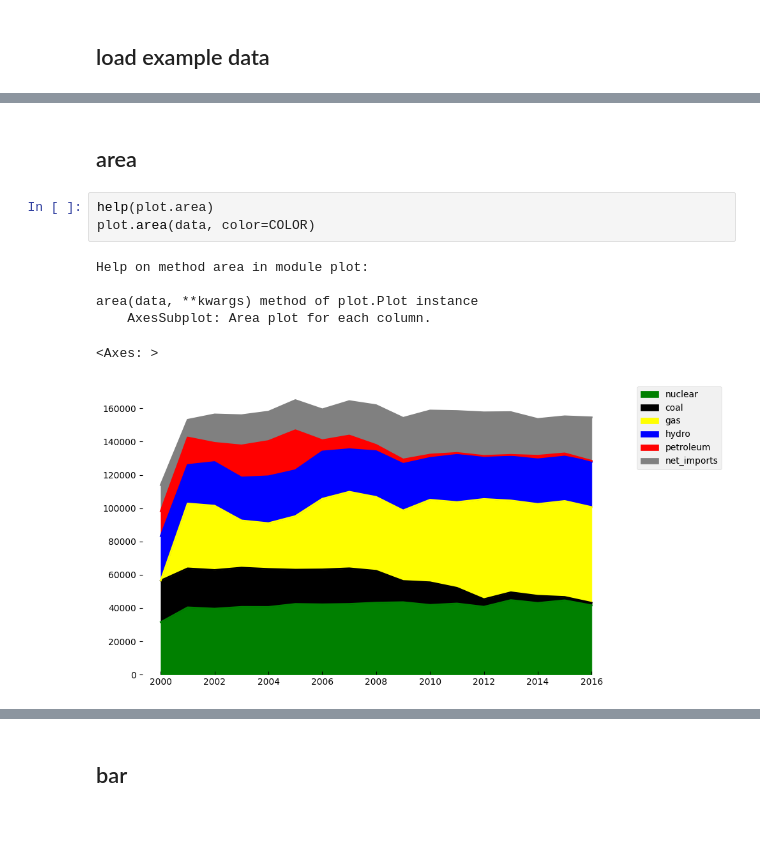
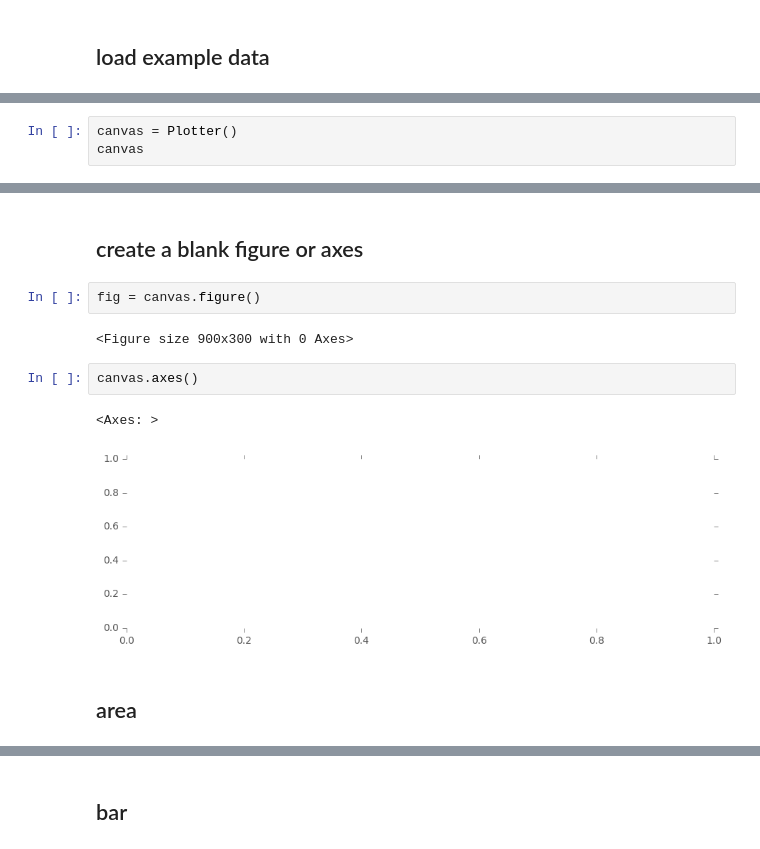
Before and after one commit to samkennerly/kingofsnake, a Jupyter notebook: books/plot.ipynb, the cells around one changed output, grey strips where cells are left out. Cells and saved outputs as stored; diff of their text form; blank space fills up the shorter version.

Commit message:
Refactor plot module

```diff
--- a/books/plot.ipynb
+++ b/books/plot.ipynb
@@ -94,0 +53,3 @@ memory usage: 952.0 bytes
+# %%
+canvas = Plotter()
+canvas
@@ -95,12 +76,13 @@ memory usage: 952.0 bytes
+# %% [markdown]
+## create a blank figure or axes
+# %%
+fig = canvas.figure()
+# %% [output]
+<Figure size 900x300 with 0 Axes>
+# %%
+canvas.axes()
+# %% [output]
+<Axes: >
+[figure, added]
 # %% [markdown]
 ## area
-# %%
-help(plot.area)
-plot.area(data, color=COLOR)
-# %% [output]
-Help on method area in module plot:
-
-area(data, **kwargs) method of plot.Plot instance
-    AxesSubplot: Area plot for each column.
-<Axes: >
-[figure, removed]
```
Also changed, not shown: parts of 35 cells of this notebook, 1 other file.
